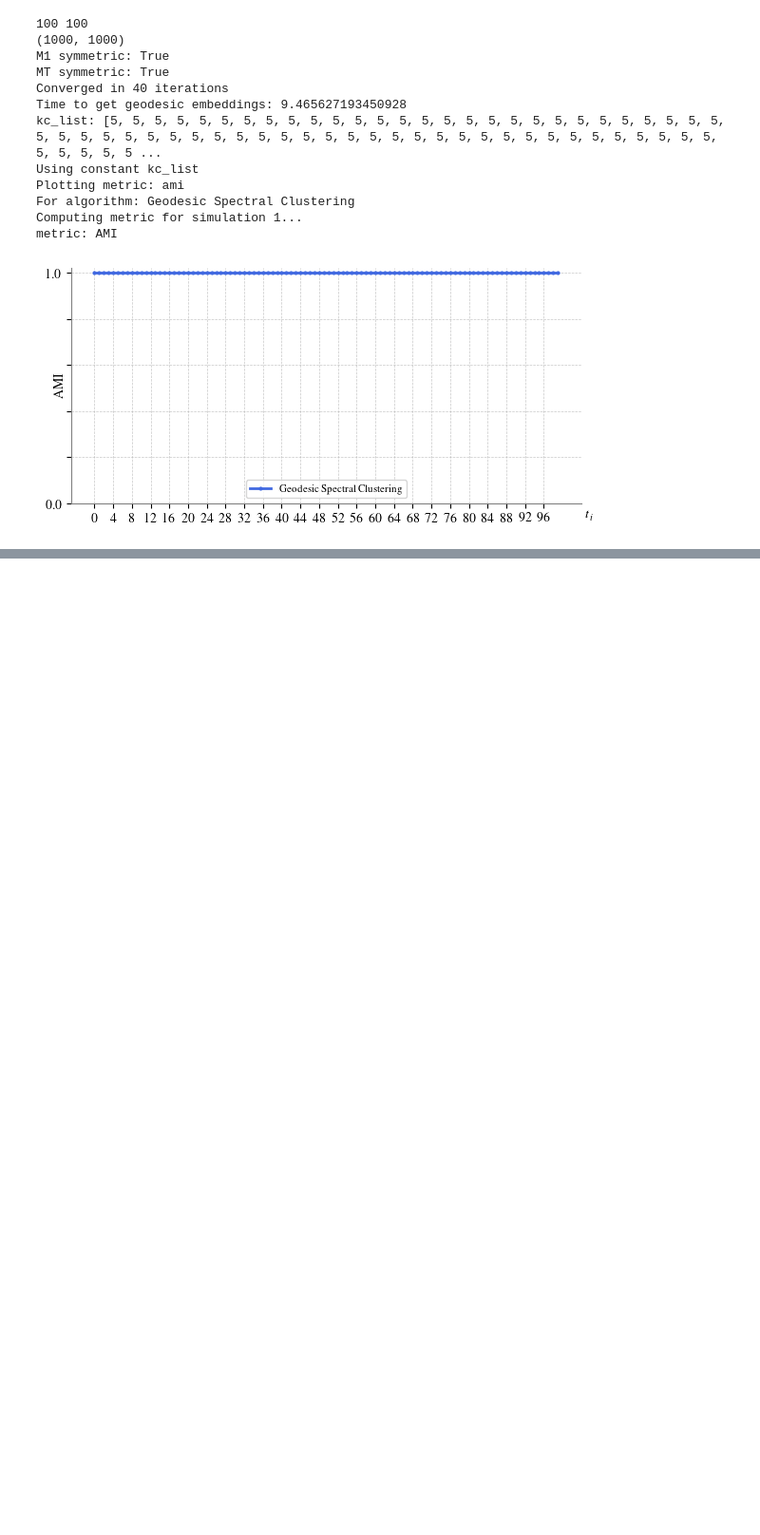
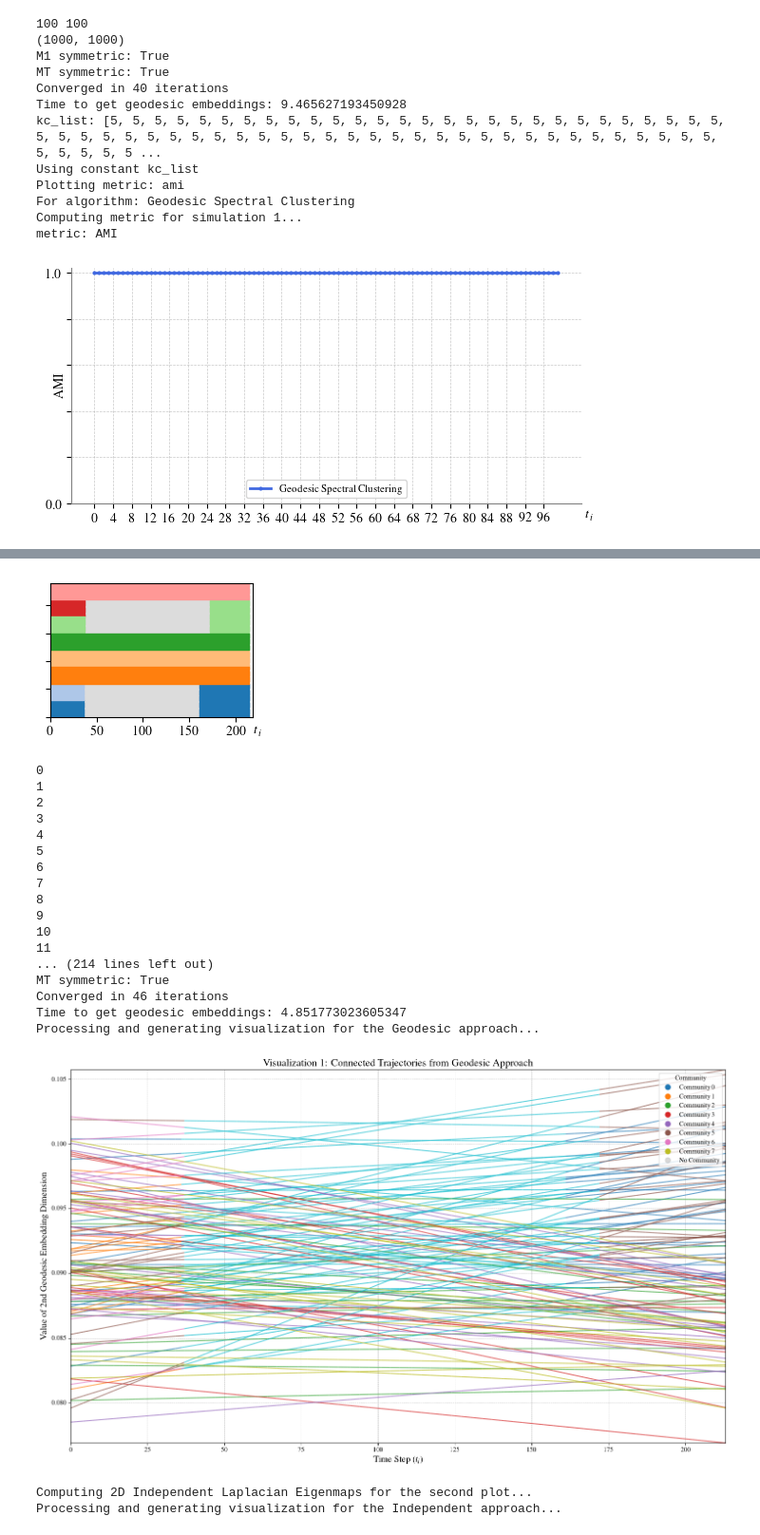
Before and after one commit to JacobH140/spectral-dcd, a Jupyter notebook: spectraldcd/experiments/demo.ipynb, the cells around one changed output, grey strips where cells are left out. Shown at 95% size. Cells and saved outputs as stored; diff of their text form; code cells hidden in the pictures; blank space fills up the shorter version.

```diff
--- a/spectraldcd/experiments/demo.ipynb
+++ b/spectraldcd/experiments/demo.ipynb
@@ -323,0 +540,13 @@ metric: AMI
+# %%
+
+
+# tnetwork synthetic data
+noise = 0.7
+adjacency_matrices, labels_true, comms_snapshots = eight_comms_merge_into_six(show=True, noise=noise)
+
+# Convert dense matrices to sparse format
+adjacency_matrices_sparse = [sp.csr_matrix(adj) for adj in adjacency_matrices]
+
+# Call the function with sparse matrices
+plot_1d_temporal_trajectories(adjacency_matrices_sparse, labels_true, len(adjacency_matrices), adjacency_matrices[0].shape[0])
+# %% [output]
@@ -323,0 +558,21 @@ metric: AMI
+[figure, added]
+0
+1
+2
+3
+4
+5
+6
+7
+8
+9
+10
+11
+... (214 lines left out)
+MT symmetric: True
+Converged in 46 iterations
+Time to get geodesic embeddings: 4.851773023605347
+Processing and generating visualization for the Geodesic approach...
+[figure, added]
+Computing 2D Independent Laplacian Eigenmaps for the second plot...
+Processing and generating visualization for the Independent approach...
```
Also changed, not shown: parts of 6 cells of this notebook, 2 other files.
